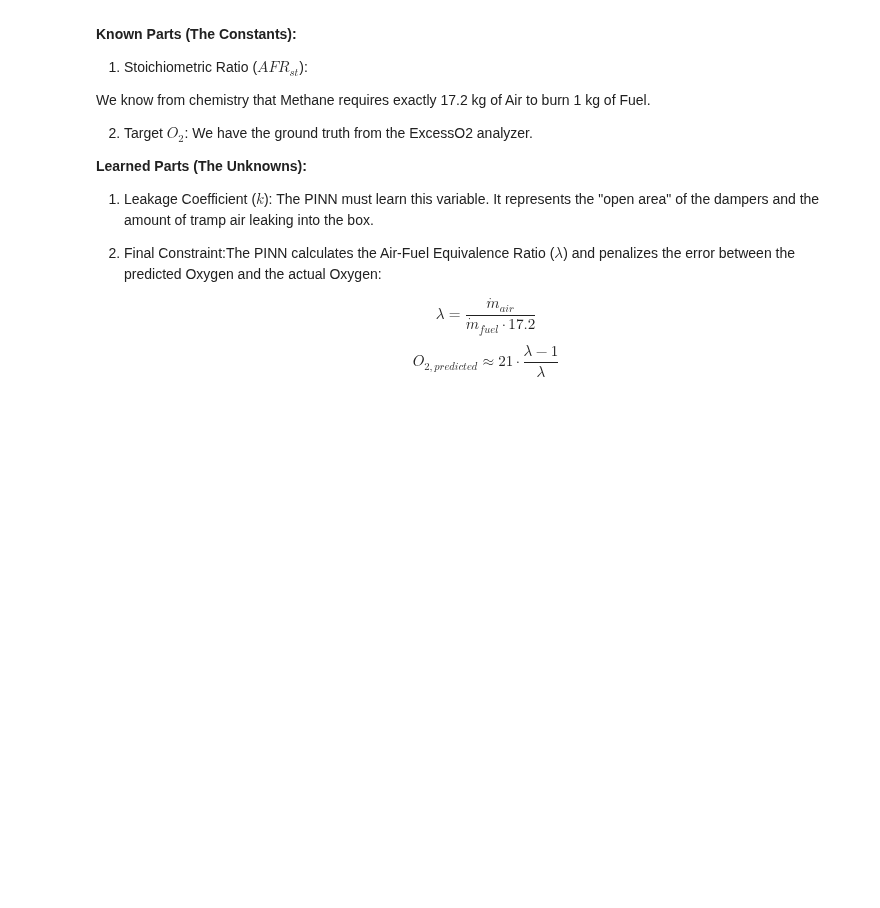
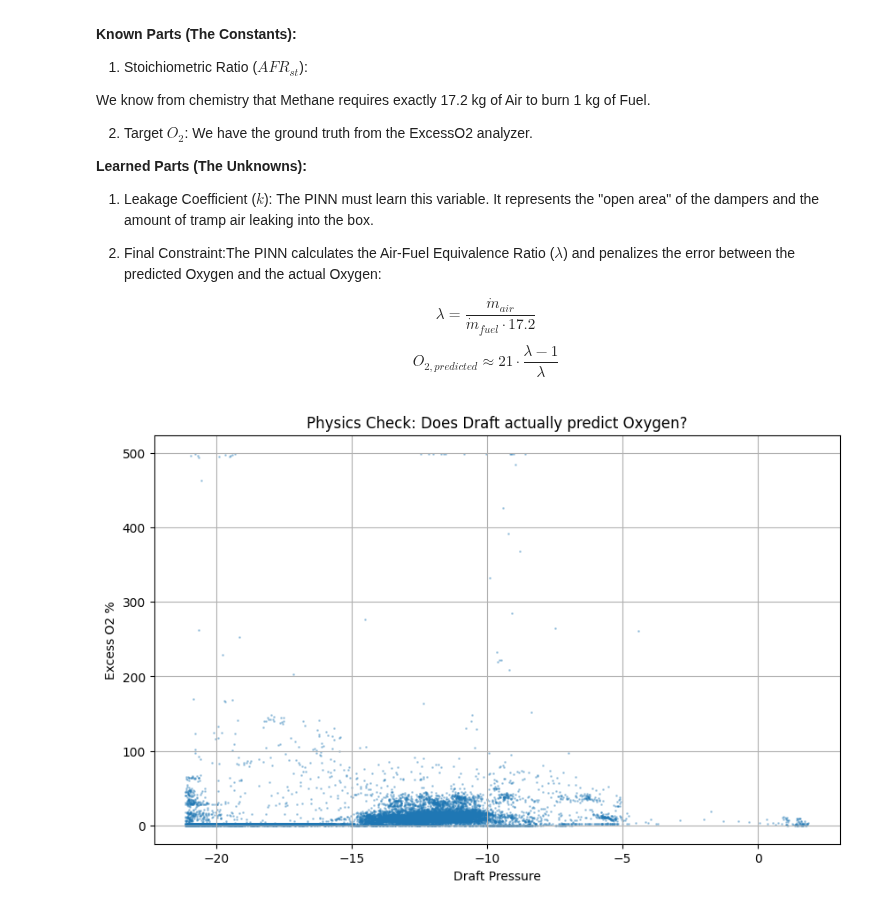
Before and after one commit to maercaestro/energy-lnn, a Jupyter notebook: dataset/energy-dataset-eda.ipynb, the cells around one changed output. Cells and saved outputs as stored; diff of their text form; code cells hidden in the pictures; blank space fills up the shorter version.

```diff
--- a/dataset/energy-dataset-eda.ipynb
+++ b/dataset/energy-dataset-eda.ipynb
@@ -477,5 +477,18 @@ We know from chemistry that Methane requires exactly 17.2 kg of Air to burn 1 kg
    $$\lambda = \frac{\dot{m}_{air}}{\dot{m}_{fuel} \cdot 17.2}$$
 
    $$O_{2,predicted} \approx 21 \cdot \frac{\lambda - 1}{\lambda}$$
+# %%
+import matplotlib.pyplot as plt
+
+# 1. Plot Draft vs O2
+plt.figure(figsize=(10, 6))
+plt.scatter(df['DraftP'], df['ExcessO2'], alpha=0.3, s=1)
+plt.title("Physics Check: Does Draft actually predict Oxygen?")
+plt.xlabel("Draft Pressure")
+plt.ylabel("Excess O2 %")
+plt.grid(True)
+plt.show()
+# %% [output]
+[figure, added]
 # %%
 df_final.to_csv('final_data.csv',index=False)
```
Also changed, not shown: 4 other files.
